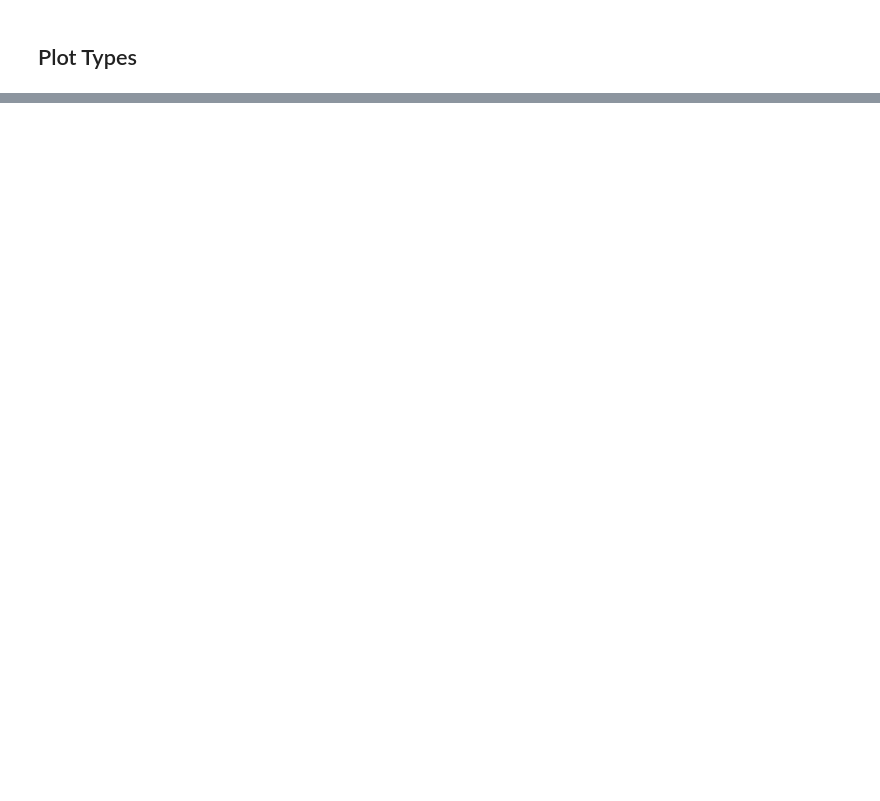
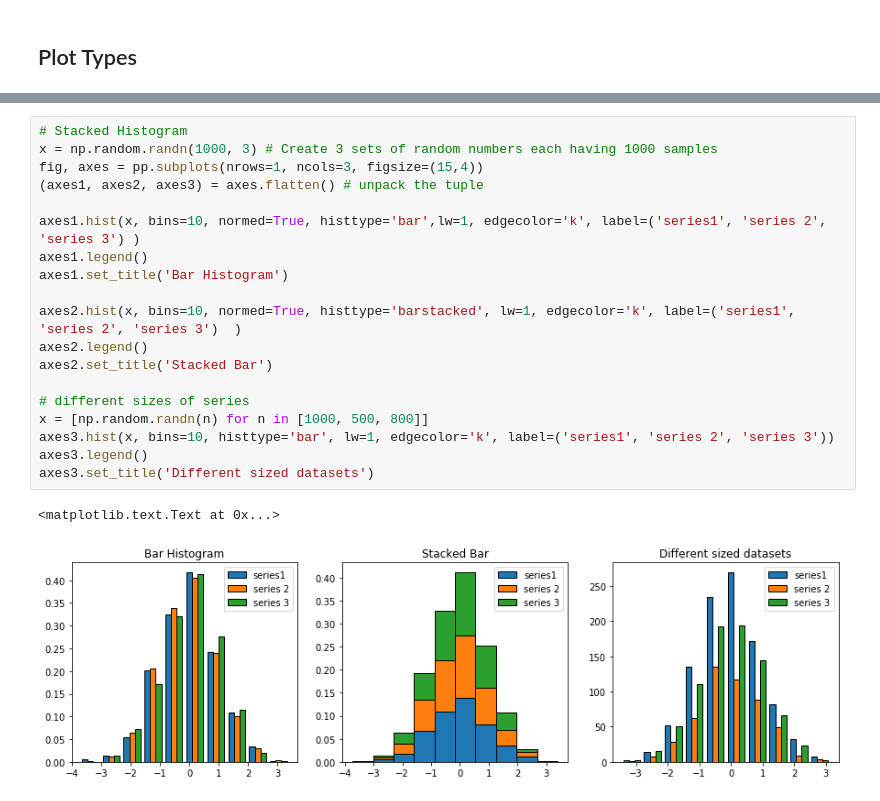
Before and after one commit to ashish-rane/MachineLearning, a Jupyter notebook: Matplotlib/Matplotlib_Plot_types.ipynb, the cells around one changed output, grey strips where cells are left out. Saved outputs shown, nothing was run; the diff lists cells and outputs as text; blank space fills up the shorter version.

```diff
--- a/Matplotlib/Matplotlib_Plot_types.ipynb
+++ b/Matplotlib/Matplotlib_Plot_types.ipynb
@@ -32,2 +34,24 @@ axes.hist(sample, bins=10, normed=True, lw='1', edgecolor ='w', color= 'r', alph
+# %%
+# Stacked Histogram
+x = np.random.randn(1000, 3) # Create 3 sets of random numbers each having 1000 samples
+fig, axes = pp.subplots(nrows=1, ncols=3, figsize=(15,4))
+(axes1, axes2, axes3) = axes.flatten() # unpack the tuple
+
+axes1.hist(x, bins=10, normed=True, histtype='bar',lw=1, edgecolor='k', label=('series1', 'series 2', 'series 3') )
+axes1.legend()
+axes1.set_title('Bar Histogram')
+
+axes2.hist(x, bins=10, normed=True, histtype='barstacked', lw=1, edgecolor='k', label=('series1', 'series 2', 'series 3')  )
+axes2.legend()
+axes2.set_title('Stacked Bar')
+
+# different sizes of series
+x = [np.random.randn(n) for n in [1000, 500, 800]]
+axes3.hist(x, bins=10, histtype='bar', lw=1, edgecolor='k', label=('series1', 'series 2', 'series 3'))
+axes3.legend()
+axes3.set_title('Different sized datasets')
+# %% [output]
+<matplotlib.text.Text at 0x...>
+[figure, added]
 # %%
 # Area plot
```
Also changed, not shown: parts of 11 cells of this notebook, 1 other file.
